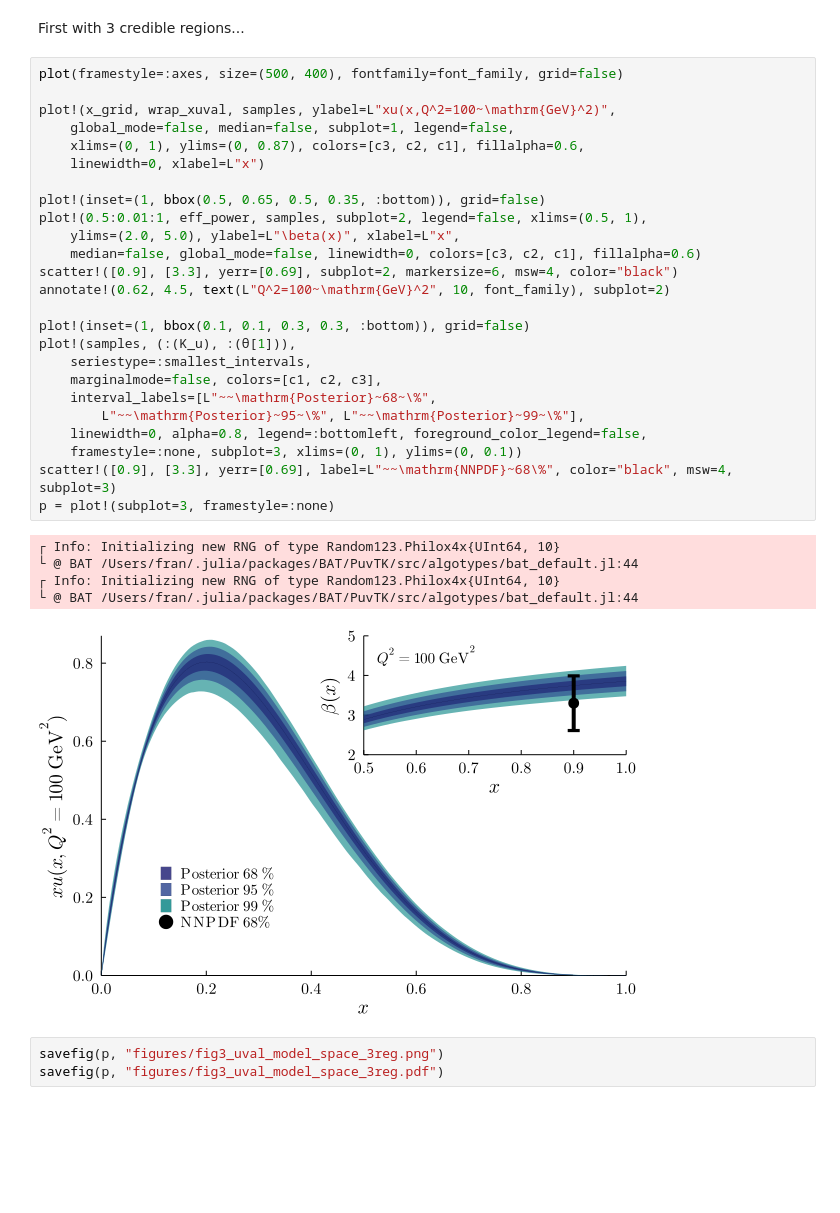
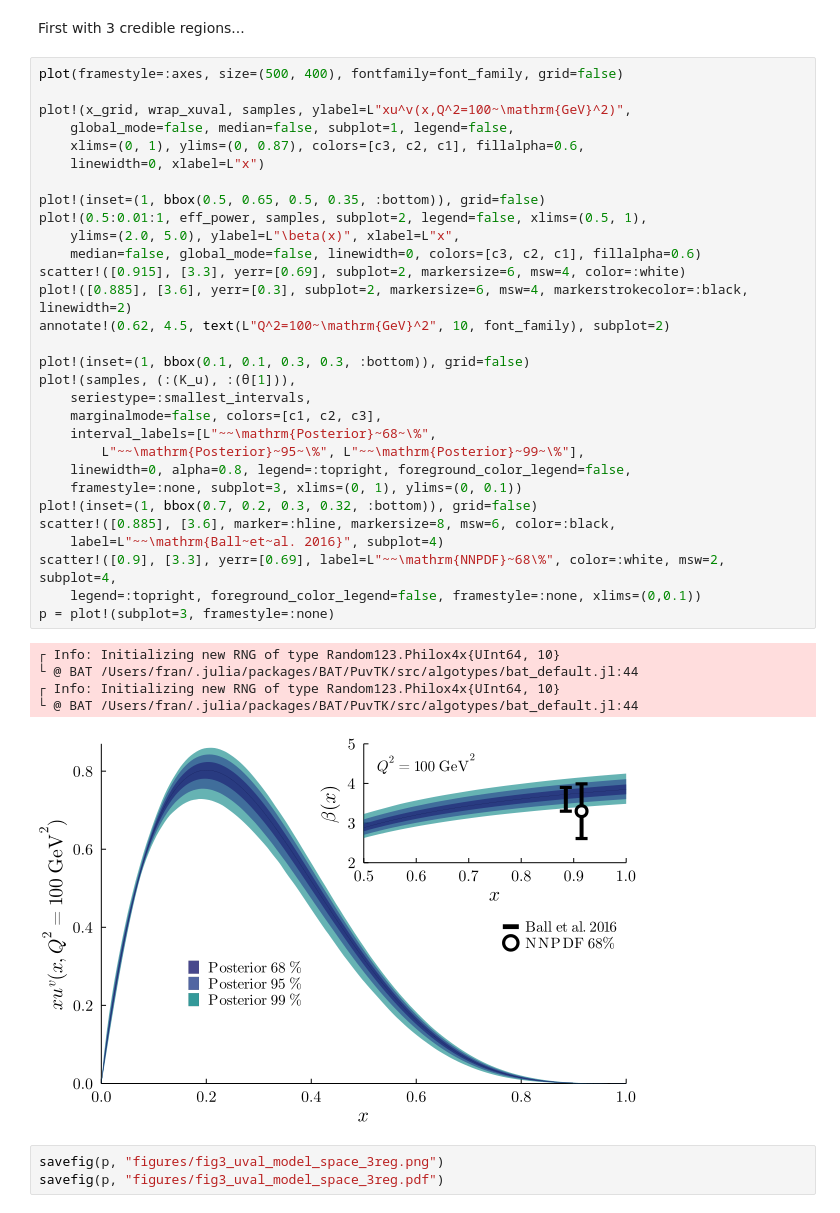
Before and after one commit to mppmu/high-x-parton-pdf-inference, a Jupyter notebook: plots_for_paper.ipynb, the cells around one changed output. Saved outputs shown, nothing was run; the diff lists cells and outputs as text; blank space fills up the shorter version.

Commit message:
Add Ball et al. results

```diff
--- a/plots_for_paper.ipynb
+++ b/plots_for_paper.ipynb
@@ -381,34 +376,39 @@ First with 3 credible regions...
 # %%
 plot(framestyle=:axes, size=(500, 400), fontfamily=font_family, grid=false)
 
-plot!(x_grid, wrap_xuval, samples, ylabel=L"xu(x,Q^2=100~\mathrm{GeV}^2)",
+plot!(x_grid, wrap_xuval, samples, ylabel=L"xu^v(x,Q^2=100~\mathrm{GeV}^2)",
     global_mode=false, median=false, subplot=1, legend=false,
     xlims=(0, 1), ylims=(0, 0.87), colors=[c3, c2, c1], fillalpha=0.6,
     linewidth=0, xlabel=L"x")
 
 plot!(inset=(1, bbox(0.5, 0.65, 0.5, 0.35, :bottom)), grid=false)
 plot!(0.5:0.01:1, eff_power, samples, subplot=2, legend=false, xlims=(0.5, 1),
     ylims=(2.0, 5.0), ylabel=L"\beta(x)", xlabel=L"x",
     median=false, global_mode=false, linewidth=0, colors=[c3, c2, c1], fillalpha=0.6)
-scatter!([0.9], [3.3], yerr=[0.69], subplot=2, markersize=6, msw=4, color="black")
+scatter!([0.915], [3.3], yerr=[0.69], subplot=2, markersize=6, msw=4, color=:white)
+plot!([0.885], [3.6], yerr=[0.3], subplot=2, markersize=6, msw=4, markerstrokecolor=:black, linewidth=2)
 annotate!(0.62, 4.5, text(L"Q^2=100~\mathrm{GeV}^2", 10, font_family), subplot=2)
 
 plot!(inset=(1, bbox(0.1, 0.1, 0.3, 0.3, :bottom)), grid=false)
 plot!(samples, (:(K_u), :(θ[1])),
     seriestype=:smallest_intervals,
     marginalmode=false, colors=[c1, c2, c3],
     interval_labels=[L"~~\mathrm{Posterior}~68~\%",
         L"~~\mathrm{Posterior}~95~\%", L"~~\mathrm{Posterior}~99~\%"],
-    linewidth=0, alpha=0.8, legend=:bottomleft, foreground_color_legend=false,
+    linewidth=0, alpha=0.8, legend=:topright, foreground_color_legend=false,
     framestyle=:none, subplot=3, xlims=(0, 1), ylims=(0, 0.1))
-scatter!([0.9], [3.3], yerr=[0.69], label=L"~~\mathrm{NNPDF}~68\%", color="black", msw=4, subplot=3)
+plot!(inset=(1, bbox(0.7, 0.2, 0.3, 0.32, :bottom)), grid=false)
+scatter!([0.885], [3.6], marker=:hline, markersize=8, msw=6, color=:black,
+    label=L"~~\mathrm{Ball~et~al. 2016}", subplot=4)
+scatter!([0.9], [3.3], yerr=[0.69], label=L"~~\mathrm{NNPDF}~68\%", color=:white, msw=2, subplot=4,
+    legend=:topright, foreground_color_legend=false, framestyle=:none, xlims=(0,0.1))
 p = plot!(subplot=3, framestyle=:none)
 # %% [output]
 ┌ Info: Initializing new RNG of type Random123.Philox4x{UInt64, 10}
 └ @ BAT /Users/fran/.julia/packages/BAT/PuvTK/src/algotypes/bat_default.jl:44
 ┌ Info: Initializing new RNG of type Random123.Philox4x{UInt64, 10}
 └ @ BAT /Users/fran/.julia/packages/BAT/PuvTK/src/algotypes/bat_default.jl:44
-[figure, old version]
+[figure, new version]
 # %%
 savefig(p, "figures/fig3_uval_model_space_3reg.png")
 savefig(p, "figures/fig3_uval_model_space_3reg.pdf")
```
Also changed, not shown: parts of 3 cells of this notebook, 6 other files.
